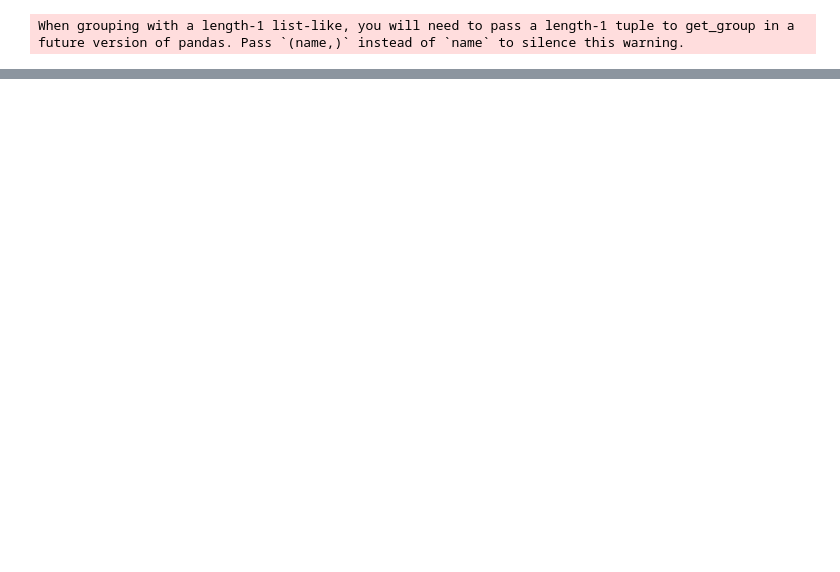
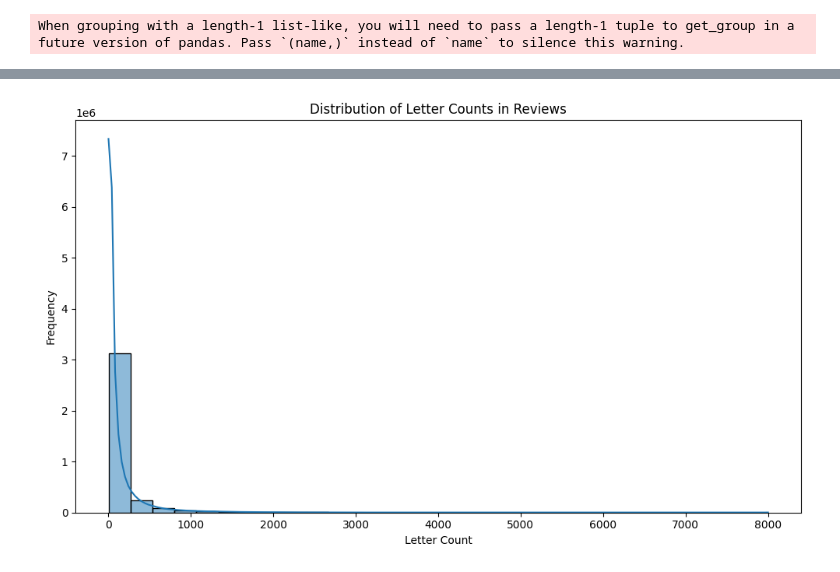
Before and after one commit to mikoyldz/steamrep, a Jupyter notebook: boring.ipynb, the cells around one changed output, grey strips where cells are left out. Cells and saved outputs as stored; diff of their text form; code cells hidden in the pictures; blank space fills up the shorter version.

```diff
--- a/boring.ipynb
+++ b/boring.ipynb
@@ -316,0 +179,5 @@ Name: review, Length: 9635129, dtype: object
+# %%
+df_clean_na = df_clean[~df_clean["review"].isna()]
+# %%
+letter_count = [len(review) for review in df_clean_na["review"]]
+letter_count
@@ -316,0 +202,2 @@ Name: review, Length: 9635129, dtype: object
+# %%
+letter_count_series = pd.Series(letter_count)
@@ -316,0 +219,16 @@ Name: review, Length: 9635129, dtype: object
+# %%
+plt.figure(figsize=(10, 6))
+
+# Create a histogram with Seaborn
+sns.histplot(letter_count_series[~letter_count_series < 3], bins=30, kde=True)
+
+# Add labels and title
+plt.xlabel('Letter Count')
+plt.ylabel('Frequency')
+plt.title('Distribution of Letter Counts in Reviews')
+
+# Show the plot
+plt.tight_layout()
+plt.show()
+# %% [output]
+[figure, added]
```
Also changed, not shown: parts of 40 cells of this notebook.
